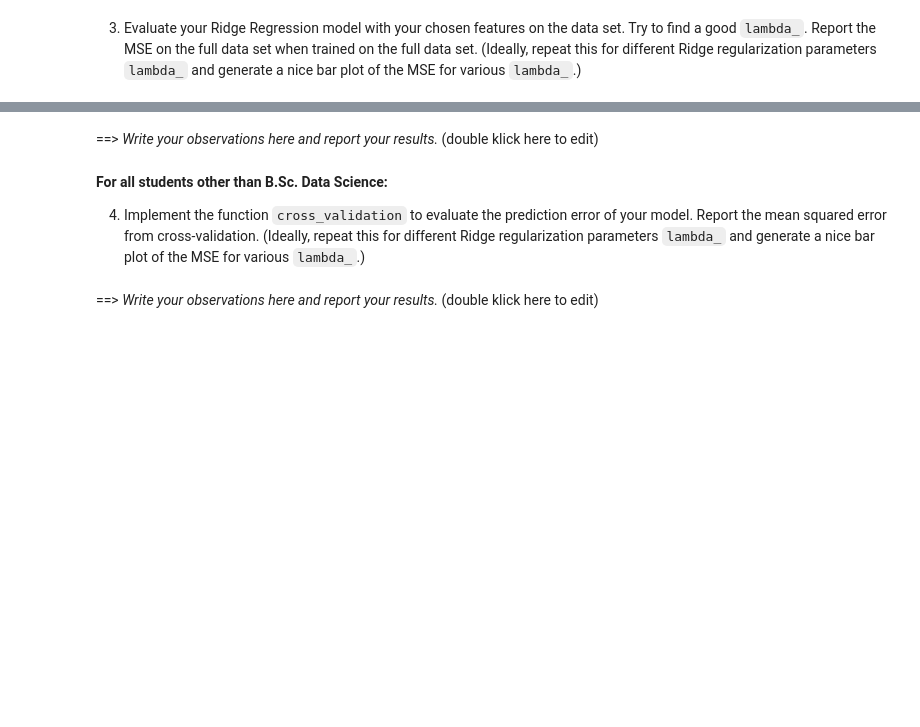
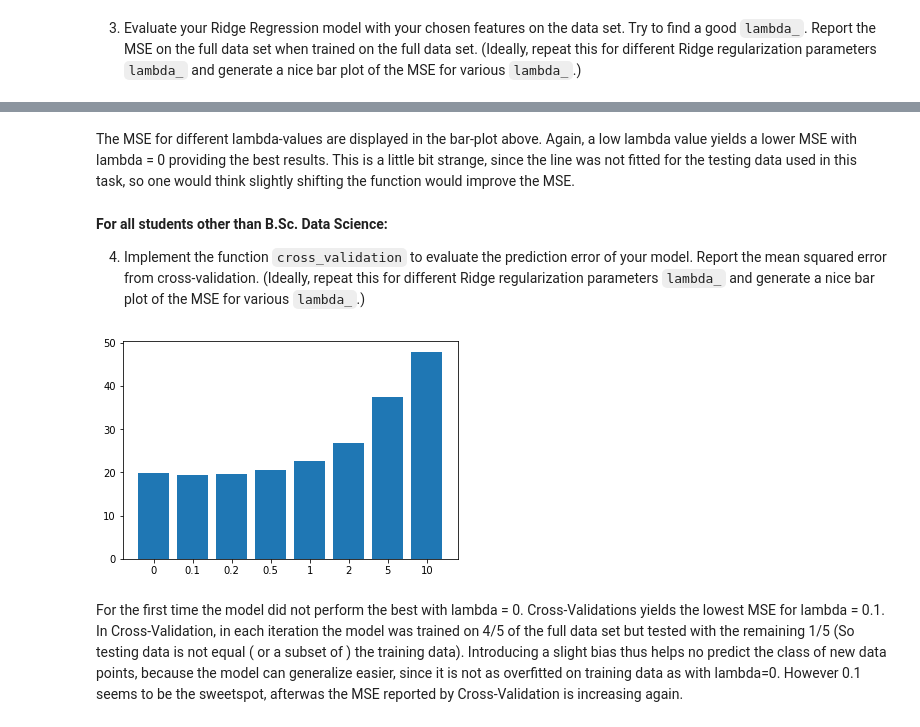
Before and after one commit to Alex25i/ML-Group, a Jupyter notebook: ex03-Linear_Regression/assignment3.ipynb, the cells around one changed output, grey strips where cells are left out. Saved outputs shown, nothing was run; the diff lists cells and outputs as text; code cells hidden in the pictures; blank space fills up the shorter version.

Commit message:
update cross validation

```diff
--- a/ex03-Linear_Regression/assignment3.ipynb
+++ b/ex03-Linear_Regression/assignment3.ipynb
@@ -278,5 +300,5 @@ plt.show()
-# %% [markdown]
-==> *Write your observations here and report your results.* (double klick here to edit)
+# %% [markdown]
+The MSE for different lambda-values are displayed in the bar-plot above. Again, a low lambda value yields a lower MSE with lambda = 0 providing the best results. This is a little bit strange, since the line was not fitted for the testing data used in this task, so one would think slightly shifting the function would improve the MSE.
 # %% [markdown]
 **For all students other than B.Sc. Data Science:**
 
@@ -313,2 +306,43 @@ a = cross_validation(your_regression, X, y)
-# %% [markdown]
-==> *Write your observations here and report your results.* (double klick here to edit)
+# %%
+def cross_validation(regression_model, X, y):
+
+
+    a = np.column_stack((X,y))
+
+    folds = np.array_split(a, 5)
+    fold_indices = [0,1,2,3,4]
+    mse = []
+    for p in fold_indices:
+
+        X_train = np.concatenate([folds[x][:,:-1] for i,x in enumerate(fold_indices) if i != p ])
+        y_train = np.concatenate([folds[x][:,-1] for i,x in enumerate(fold_indices) if i != p ])
+        X_test = folds[i][:,:5]
+        y_test = folds[i][:,5]
+
+        regression_model.fit(X_train, y_train)
+        yhat_test = regression_model.predict(X_test)
+        mse.append(MSE(yhat_test, y_test))
+
+
+    return np.average(mse)
+
+
+cross_val_mse = []
+lmbda = [0, 0.1, 0.2, 0.5, 1, 2, 5, 10]
+
+for l in lmbda:
+
+    your_regression = RidgeRegression(lambda_=l, ftype='nasa')
+    cross_val_mse.append(cross_validation(your_regression, X, y))
+
+fig = plt.figure()
+
+x_pos = [i for i, _ in enumerate(lmbda)]
+plt.bar(x_pos, cross_val_mse)
+
+plt.xticks(x_pos, lmbda)
+plt.show()
+# %% [output]
+[figure, added]
+# %% [markdown]
+For the first time the model did not perform the best with lambda = 0. Cross-Validations yields the lowest MSE for lambda = 0.1. In Cross-Validation, in each iteration the model was trained on 4/5 of the full data set but tested with the remaining 1/5 (So testing data is not equal ( or a subset of ) the training data). Introducing a slight bias thus helps no predict the class of new data points, because the model can generalize easier, since it is not as overfitted on training data as with lambda=0. However 0.1 seems to be the sweetspot, afterwas the MSE reported by Cross-Validation is increasing again.
```
Also changed, not shown: parts of 7 cells of this notebook.
